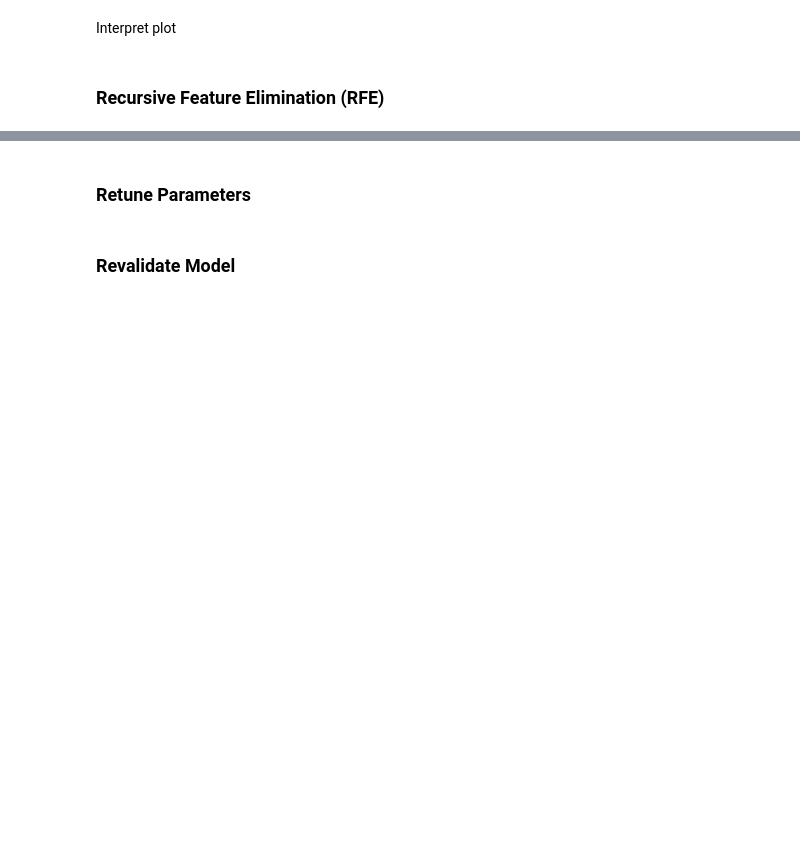
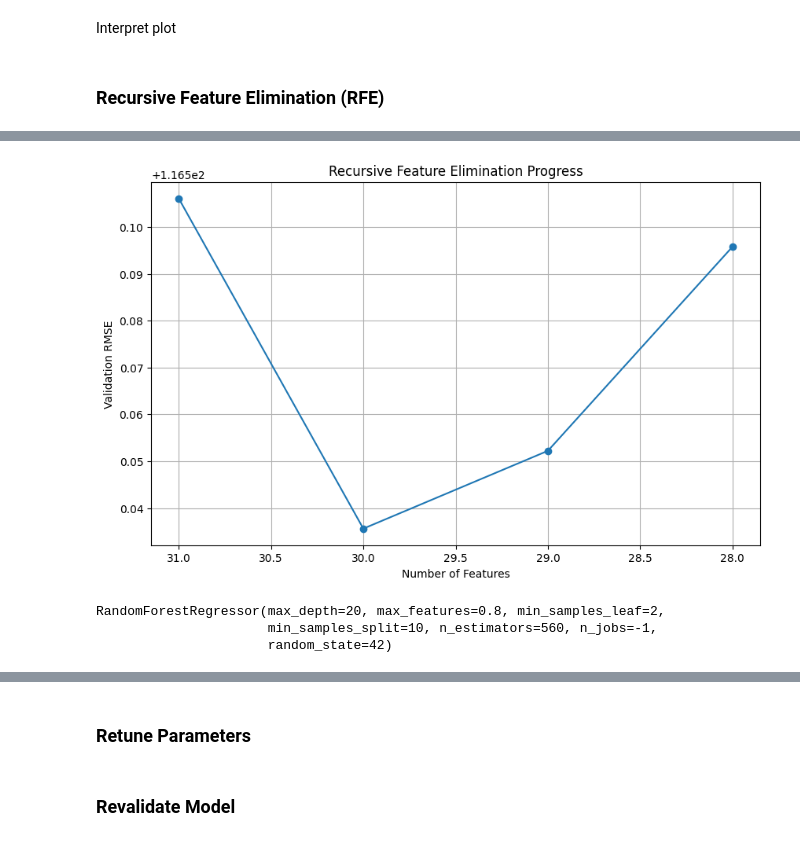
Before and after one commit to nadpierre/stm-transit-delay-prediction, a Jupyter notebook: notebooks/data_modeling.ipynb, the cells around one changed output, grey strips where cells are left out. Saved outputs shown, nothing was run; the diff lists cells and outputs as text; code cells hidden in the pictures; blank space fills up the shorter version.

Commit message:
try 3 models

```diff
--- a/notebooks/data_modeling.ipynb
+++ b/notebooks/data_modeling.ipynb
@@ -292,14 +255,12 @@ random_model.fit(X_train, y_train)
 # %%
 # Fit model with best parameters
-best_params = random_model.best_params_
-
 rf_tuned = RandomForestRegressor(
-  	n_estimators=best_n,
+  	n_estimators=best_params['n_estimators'],
+    max_depth=best_params['max_depth'],
+	max_features=best_params['max_features'],
   	min_samples_split=best_params['min_samples_split'],
   	min_samples_leaf=best_params['min_samples_leaf'],
   	max_leaf_nodes=best_params['max_leaf_nodes'],
-  	max_depth=best_params['max_depth'],
-  	max_features=best_params['max_features'],
   	random_state=42,
     n_jobs=-1
 )
@@ -346,7 +361,7 @@ rfe_list = []
 X_current = X.copy()
 X_train_current = X_train.copy()
 X_val_current = X_val.copy()
-best_rmse = float('inf')
+best_rmse = float(metrics_df['RMSE'].min())
 best_features = X_train_current.columns.tolist()
 patience = 2 # allow 2 RMSE increases before stopping
 patience_counter = 0
@@ -356,7 +371,7 @@ keep_going = True
 while keep_going and len(X_current.columns) > 5: # keep at least 5 features
 	# Fit model
 	rf = RandomForestRegressor(
-		n_estimators=best_n,
+		n_estimators=best_params['n_estimators'],
 		min_samples_split=best_params['min_samples_split'],
   		min_samples_leaf=best_params['min_samples_leaf'],
   		max_leaf_nodes=best_params['max_leaf_nodes'],
@@ -412,6 +427,10 @@ while keep_going and len(X_current.columns) > 5: # keep at least 5 features
 
 
 rfe_df = pd.DataFrame(rfe_list)
-print('\nBest set of features found:')
-print('\n'.join(best_features))
-print(f'Final validation RMSE: {best_rmse:.4f}')
+
+if len(X_current.columns) < len(X.columns):
+	print('\nBest set of features found:')
+	print('\n'.join(best_features))
+	print(f'Final validation RMSE: {best_rmse:.4f}')
+else:
+	print('The features remain the same.')
@@ -418,33 +455,16 @@ print(f'Final validation RMSE: {best_rmse:.4f}')
 # %%
-worsened_mask = rfe_df['worsened_point']
-
 # Plot RSME at each step
 plt.figure(figsize=(10,6))
-
-# Good steps
-plt.plot(
-  rfe_df.loc[~worsened_mask, 'nb_features'],
-  rfe_df.loc[~worsened_mask, 'rmse'],
-  marker='o-',
-  label='Improved or Same RMSE',
-  color='blue')
-
-# Worsened steps
-plt.plot(
-  rfe_df.loc[worsened_mask, 'nb_features'],
-  rfe_df.loc[worsened_mask, 'rmse'],
-  marker='X',
-  label='Worsened RMSE',
-  color='red')
-
+plt.plot(rfe_df['nb_features'], rfe_df['rmse'], marker='o')
 plt.gca().invert_xaxis() # Highest number of features on the left
 plt.xlabel('Number of Features')
 plt.ylabel('Validation RMSE')
 plt.title('Recursive Feature Elimination Progress')
-plt.legend()
 plt.grid(True)
 plt.savefig('../images/rfe_rf_tuned.png', bbox_inches='tight')
 plt.show()
+# %% [output]
+[figure, added]
 # %%
 # Keep best features
 X_best = X[best_features]
@@ -453,7 +473,7 @@ X_val_best = X_val[best_features]
 # %%
 # Retrain model on reduced features
 rf_retrained = RandomForestRegressor(
-  	n_estimators=best_n,
+  	n_estimators=best_params['n_estimators'],
   	min_samples_split=best_params['min_samples_split'],
   	min_samples_leaf=best_params['min_samples_leaf'],
   	max_leaf_nodes=best_params['max_leaf_nodes'],
@@ -464,6 +484,10 @@ rf_retrained = RandomForestRegressor(
 )
 
 rf_retrained.fit(X_train_best, y_train)
+# %% [output]
+RandomForestRegressor(max_depth=20, max_features=0.8, min_samples_leaf=2,
+                      min_samples_split=10, n_estimators=560, n_jobs=-1,
+                      random_state=42)
 # %%
 # Evaluate model
 y_pred = rf_retrained.predict(X_val_best)
```
Also changed, not shown: parts of 67 cells of this notebook, 5 other files.
